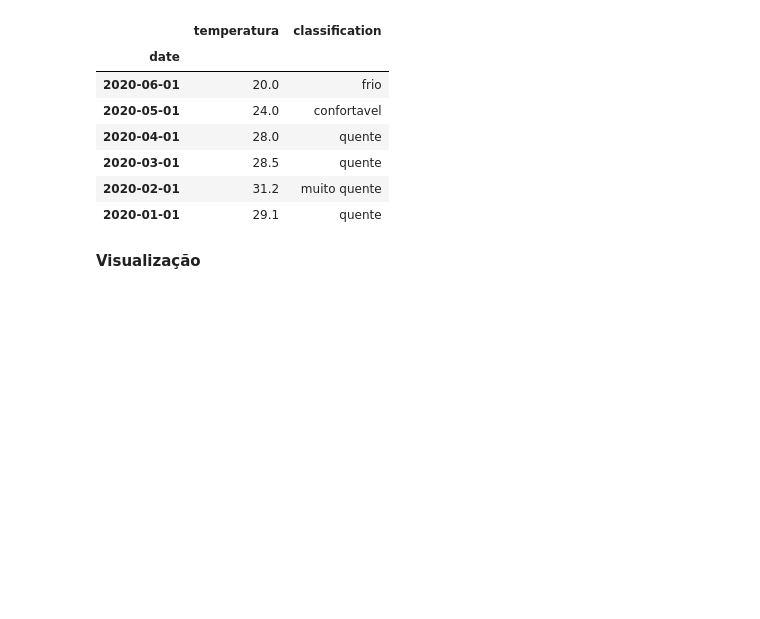
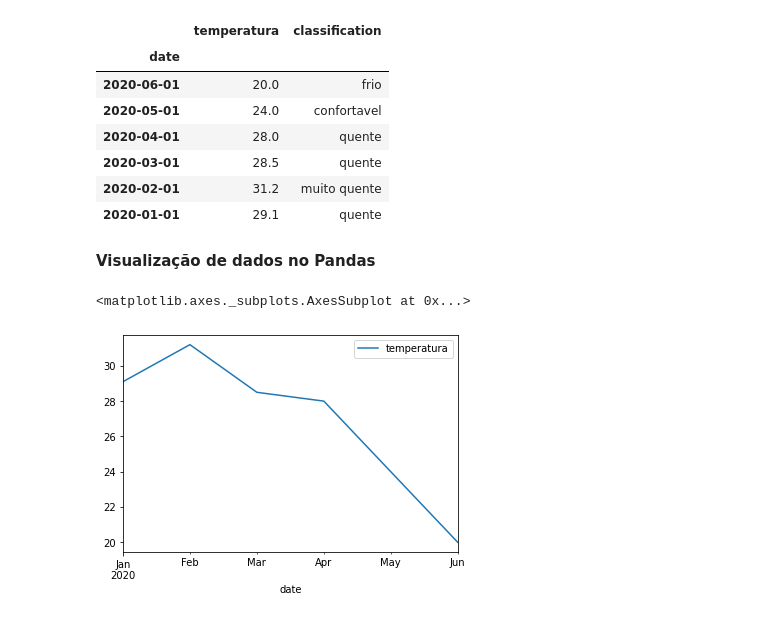
Before and after one commit to wallaceleonardo/bootcamp-IGTI-Desenvolvedor_Python, a Jupyter notebook: Pandas.ipynb, the cells around one changed output. Cells and saved outputs as stored; diff of their text form; code cells hidden in the pictures; blank space fills up the shorter version.

```diff
--- a/Pandas.ipynb
+++ b/Pandas.ipynb
@@ -423,4 +423,10 @@ df.sort_index(ascending=False)
 | 2020-02-01 | 31.2 | muito quente |
 | 2020-01-01 | 29.1 | quente |
 # %% [markdown]
-**Visualização**
+**Visualização de dados no Pandas**
+# %%
+# plot de linhas
+df.plot()
+# %% [output]
+<matplotlib.axes._subplots.AxesSubplot at 0x...>
+[figure, added]
```
Also changed, not shown: parts of 7 cells of this notebook.
